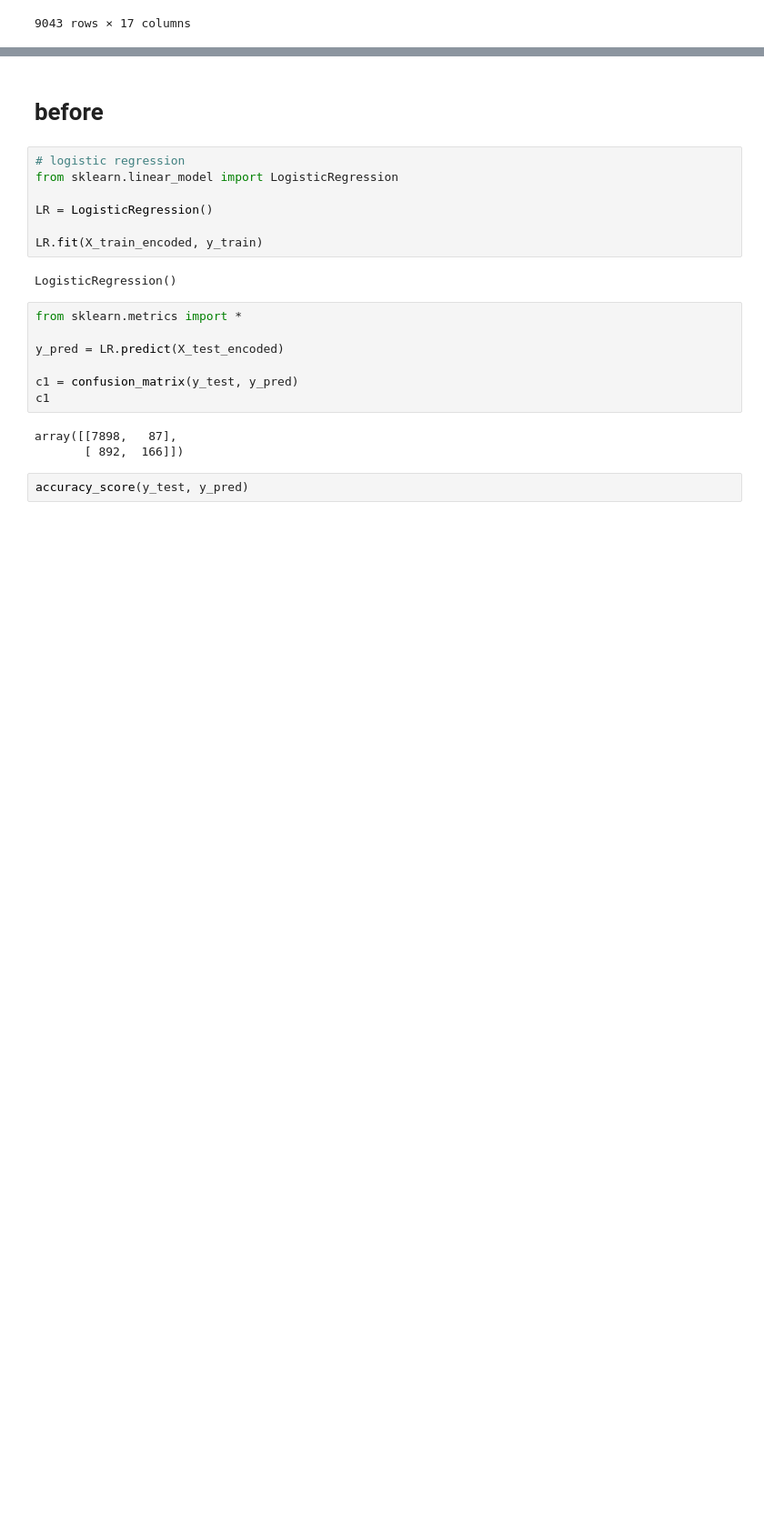
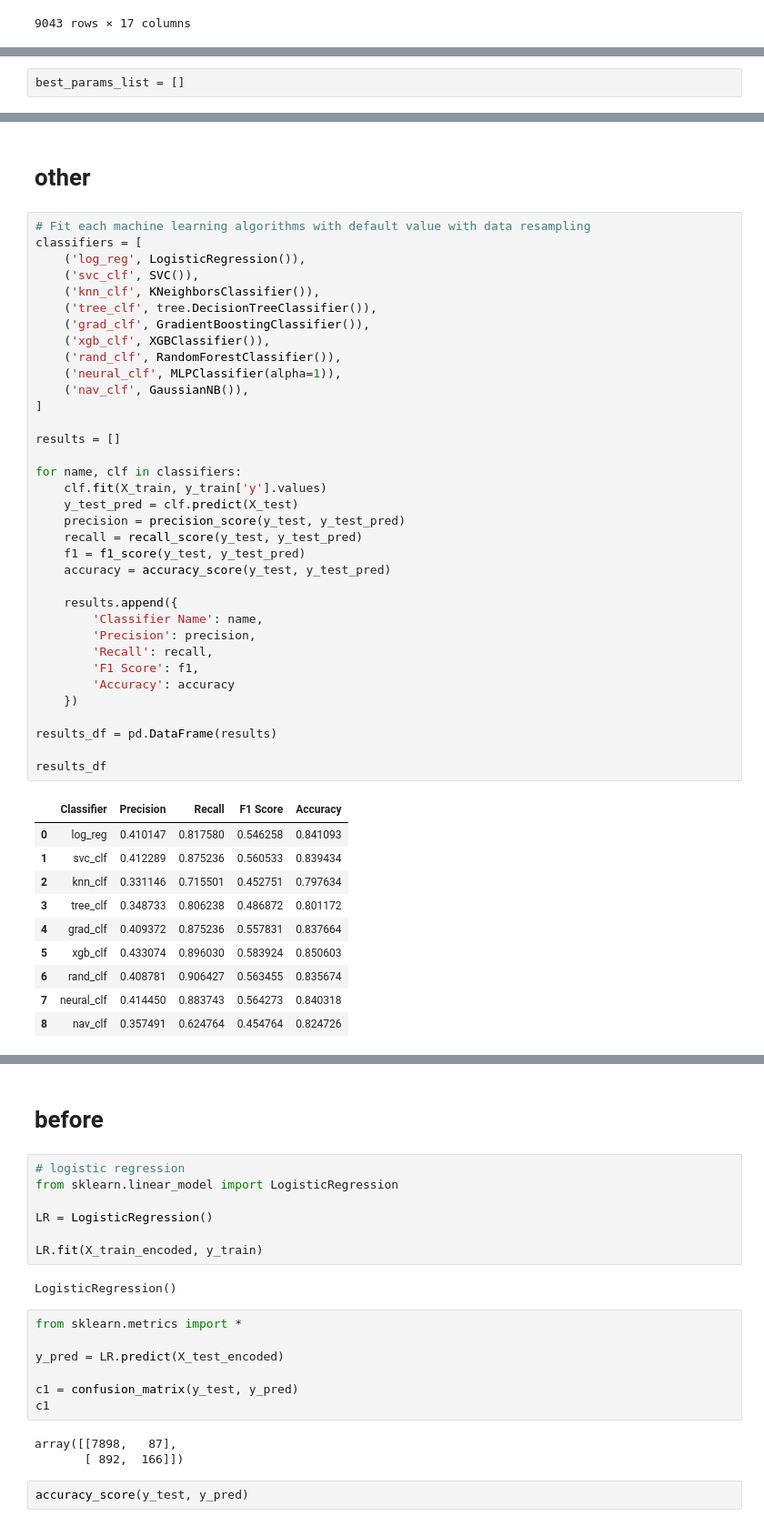
Before and after one commit to yikchungchan/DSA-5101-P1, a Jupyter notebook: DSA5101_project.ipynb, the cells around one changed output, grey strips where cells are left out. Shown at 91% size. Cells and saved outputs as stored; diff of their text form; blank space fills up the shorter version.

```diff
--- a/DSA5101_project.ipynb
+++ b/DSA5101_project.ipynb
@@ -963,0 +1233,2 @@ X_test_encoded
+# %%
+best_params_list = []
@@ -963,0 +1309,48 @@ X_test_encoded
+# %% [markdown]
+# other
+# %%
+# Fit each machine learning algorithms with default value with data resampling
+classifiers = [
+    ('log_reg', LogisticRegression()),
+    ('svc_clf', SVC()),
+    ('knn_clf', KNeighborsClassifier()),
+    ('tree_clf', tree.DecisionTreeClassifier()),
+    ('grad_clf', GradientBoostingClassifier()),
+    ('xgb_clf', XGBClassifier()),
+    ('rand_clf', RandomForestClassifier()),
+    ('neural_clf', MLPClassifier(alpha=1)),
+    ('nav_clf', GaussianNB()),
+]
+
+results = []
+
+for name, clf in classifiers:
+    clf.fit(X_train, y_train['y'].values)
+    y_test_pred = clf.predict(X_test)
+    precision = precision_score(y_test, y_test_pred)
+    recall = recall_score(y_test, y_test_pred)
+    f1 = f1_score(y_test, y_test_pred)
+    accuracy = accuracy_score(y_test, y_test_pred)
+
+    results.append({
+        'Classifier Name': name,
+        'Precision': precision,
+        'Recall': recall,
+        'F1 Score': f1,
+        'Accuracy': accuracy
+    })
+
+results_df = pd.DataFrame(results)
+
+results_df
+# %% [output]
+|  | Classifier | Precision | Recall | F1 Score | Accuracy |
+| 0 | log_reg | 0.410147 | 0.817580 | 0.546258 | 0.841093 |
+| 1 | svc_clf | 0.412289 | 0.875236 | 0.560533 | 0.839434 |
+| 2 | knn_clf | 0.331146 | 0.715501 | 0.452751 | 0.797634 |
+| 3 | tree_clf | 0.348733 | 0.806238 | 0.486872 | 0.801172 |
+| 4 | grad_clf | 0.409372 | 0.875236 | 0.557831 | 0.837664 |
+| 5 | xgb_clf | 0.433074 | 0.896030 | 0.583924 | 0.850603 |
+| 6 | rand_clf | 0.408781 | 0.906427 | 0.563455 | 0.835674 |
+| 7 | neural_clf | 0.414450 | 0.883743 | 0.564273 | 0.840318 |
+| 8 | nav_clf | 0.357491 | 0.624764 | 0.454764 | 0.824726 |
```
Also changed, not shown: parts of 37 cells of this notebook.
